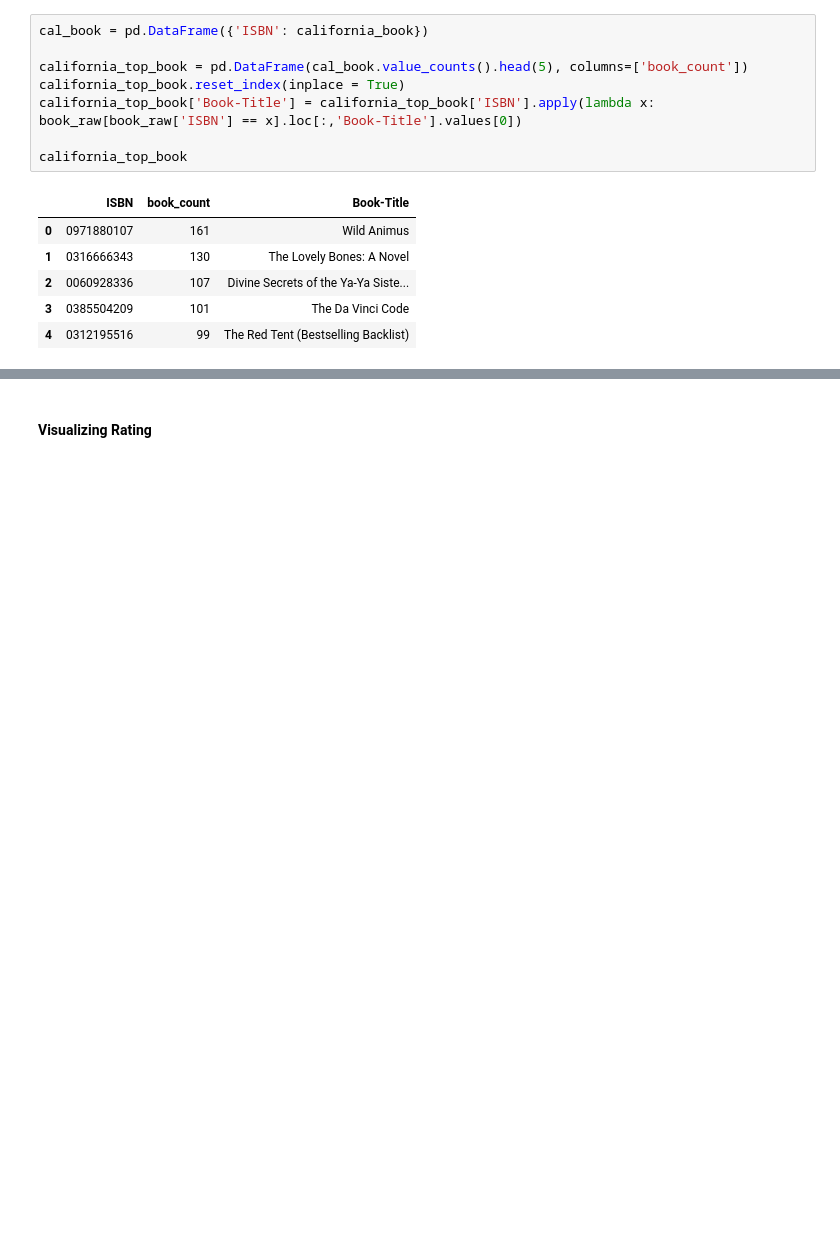
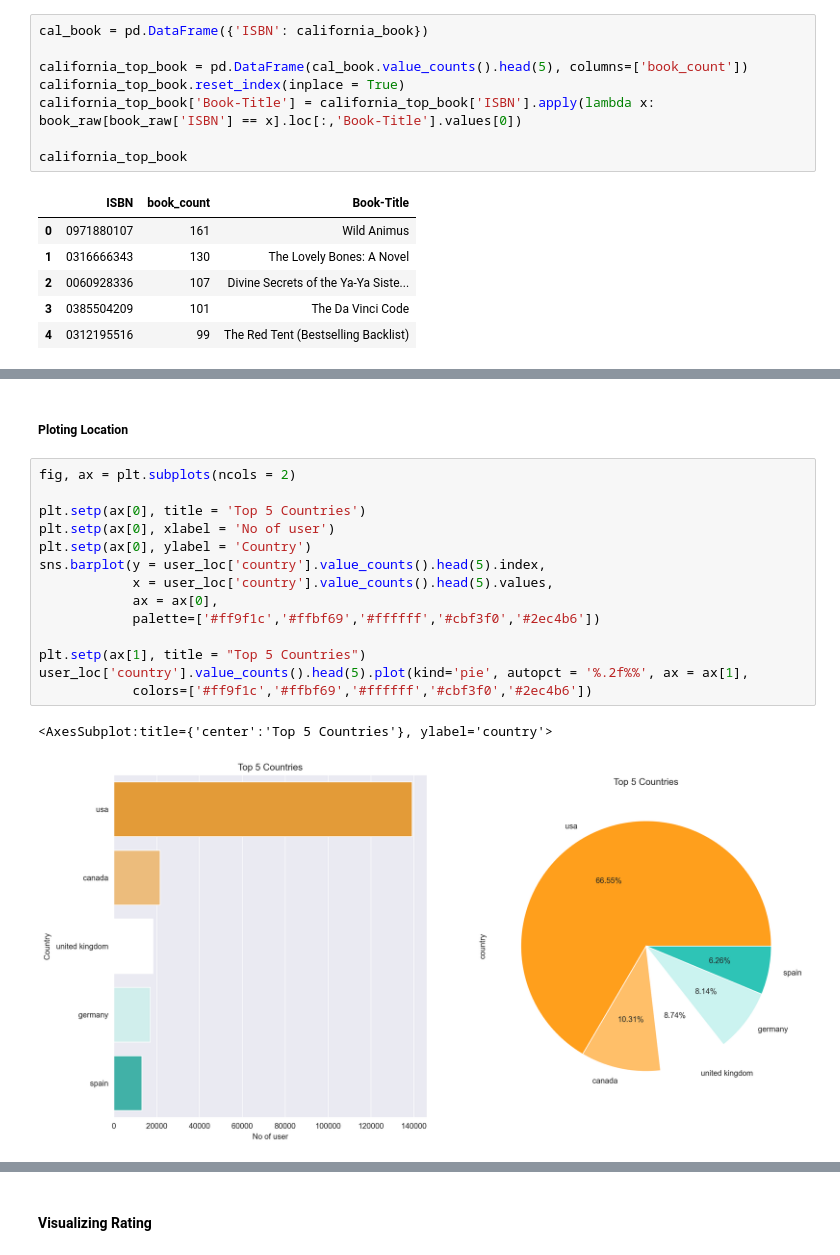
Before and after one commit to kunal-mallick/Book_Recommendation, a Jupyter notebook: Data Preprocessing & EDA/EDA.ipynb, the cells around one changed output, grey strips where cells are left out. Drawn from its saved outputs; the diff is of its cells as text; blank space fills up the shorter version.

Commit message:
Completed Location
- Doing Publisher

```diff
--- a/Data Preprocessing & EDA/EDA.ipynb
+++ b/Data Preprocessing & EDA/EDA.ipynb
@@ -440,0 +662,19 @@ california_top_book
+# %% [markdown]
+##### Ploting Location
+# %%
+fig, ax = plt.subplots(ncols = 2)
+
+plt.setp(ax[0], title = 'Top 5 Countries')
+plt.setp(ax[0], xlabel = 'No of user')
+plt.setp(ax[0], ylabel = 'Country')
+sns.barplot(y = user_loc['country'].value_counts().head(5).index,
+            x = user_loc['country'].value_counts().head(5).values,
+            ax = ax[0],
+            palette=['#ff9f1c','#ffbf69','#ffffff','#cbf3f0','#2ec4b6'])
+
+plt.setp(ax[1], title = "Top 5 Countries")
+user_loc['country'].value_counts().head(5).plot(kind='pie', autopct = '%.2f%%', ax = ax[1],
+            colors=['#ff9f1c','#ffbf69','#ffffff','#cbf3f0','#2ec4b6'])
+# %% [output]
+<AxesSubplot:title={'center':'Top 5 Countries'}, ylabel='country'>
+[figure, added]
```
Also changed, not shown: parts of 65 cells of this notebook.
